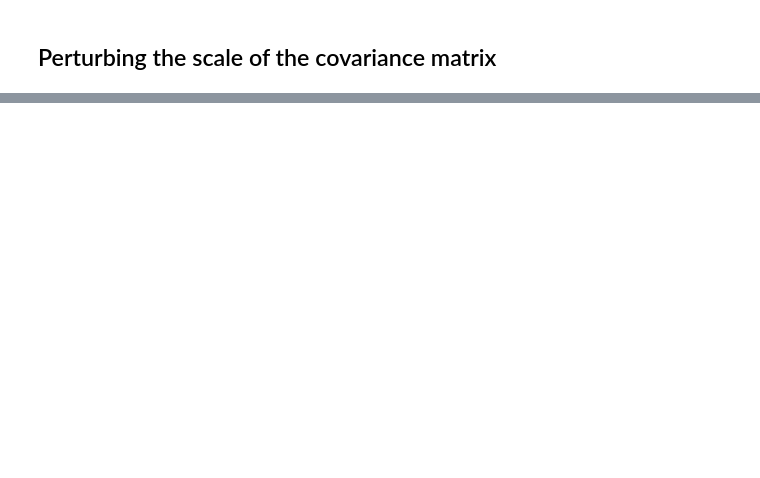
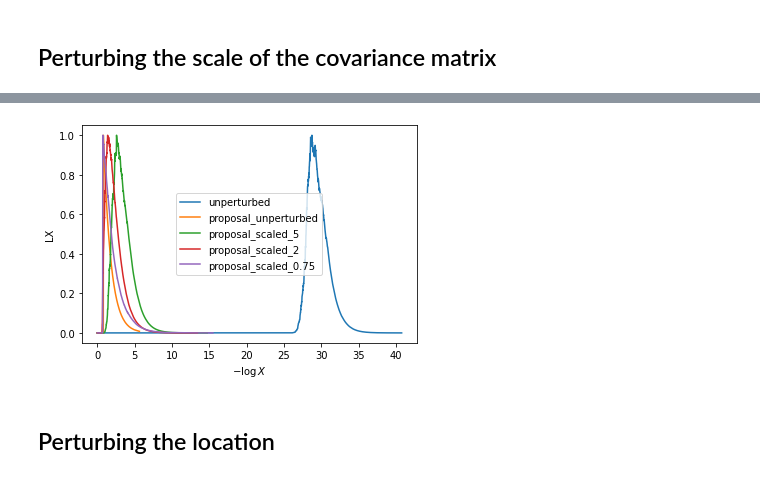
Before and after one commit to appetrosyan/supernest, a Jupyter notebook: Notebooks/proposal-perturbations.ipynb, the cells around one changed output, grey strips where cells are left out. Cells and saved outputs as stored; diff of their text form; code cells hidden in the pictures; blank space fills up the shorter version.

```diff
--- a/Notebooks/proposal-perturbations.ipynb
+++ b/Notebooks/proposal-perturbations.ipynb
@@ -88,0 +114,3 @@ proposal = sn.gaussian_proposal(bounds.T, means, covs, loglike=control[1])
+# %%
+samples["proposal_unperturbed"] = NestedSamples(root="chains/proposal_unperturbed")
+higson(samples)
@@ -90,0 +199,7 @@ proposal = sn.gaussian_proposal(bounds.T, means, covs, loglike=control[1])
+# %%
+higson(samples)
+plt.savefig("figures/higson-scale.pdf")
+# %% [output]
+[figure, added]
+# %% [markdown]
+## Perturbing the location
```
Also changed, not shown: parts of 41 cells of this notebook, 7 other files.
